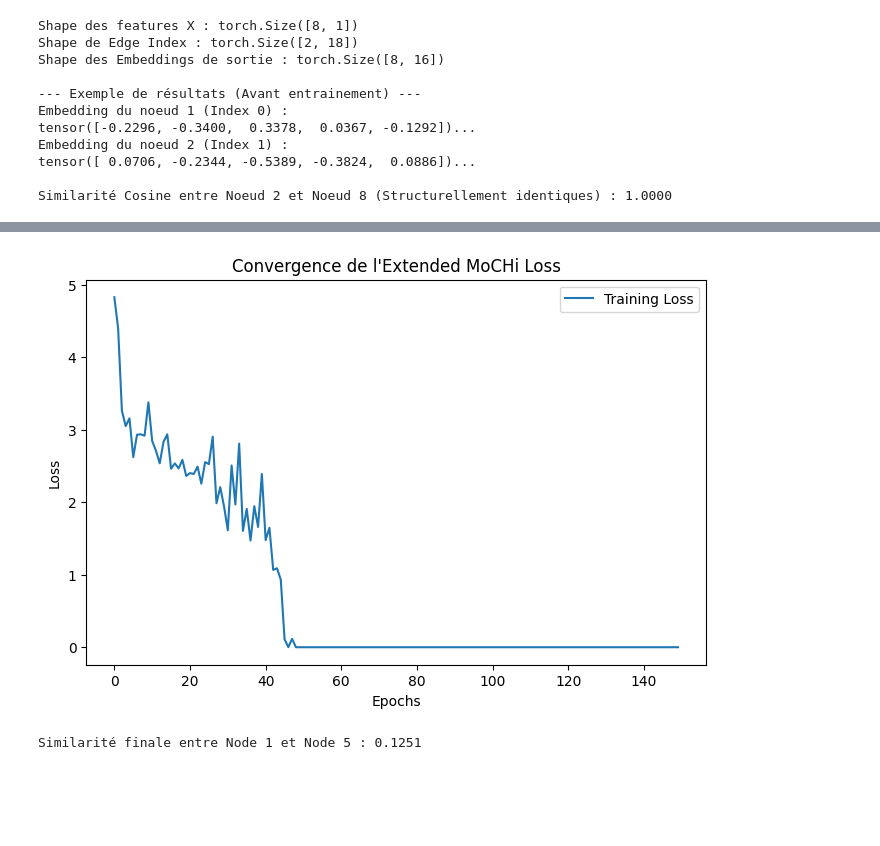
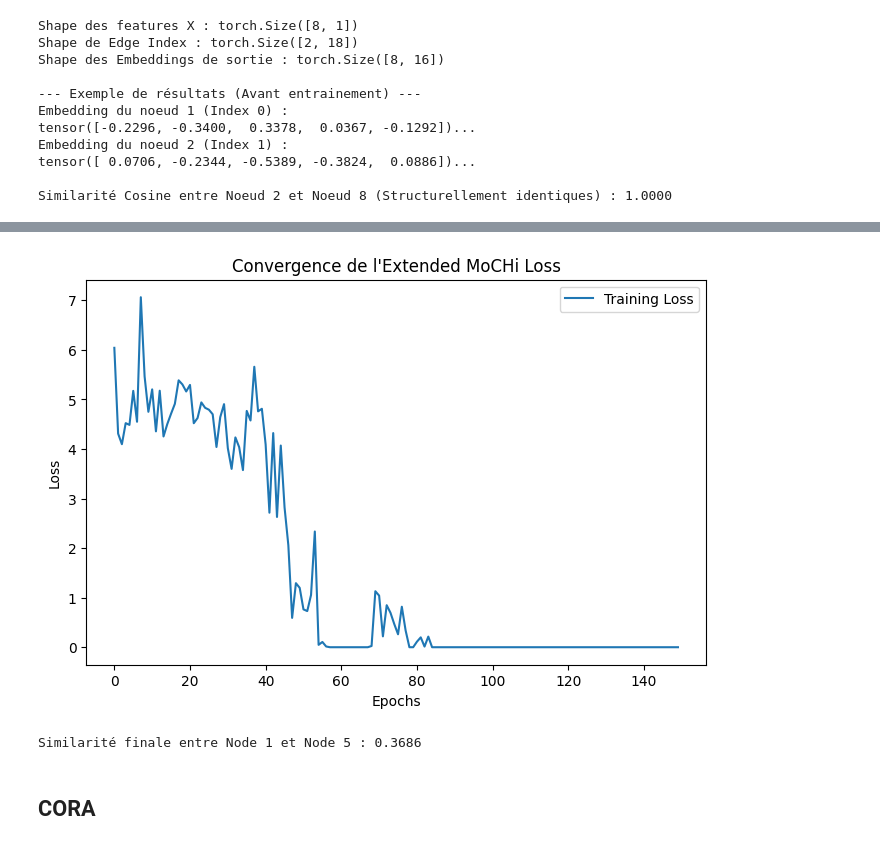
Before and after one commit to ChafikHala/Graph-SSL, a Jupyter notebook: pipeline.ipynb, the cells around one changed output, grey strips where cells are left out. Drawn from its saved outputs; the diff is of its cells as text; code cells hidden in the pictures; blank space fills up the shorter version.

```diff
--- a/pipeline.ipynb
+++ b/pipeline.ipynb
@@ -141,7 +141,7 @@ optimizer = optim.Adam(encoder.parameters(), lr=0.01)
 
 augmentor = GraphAugmentor(edge_drop_prob=0.2, feature_mask_prob=0.2)
 miner = DualViewMiner(wl_engine, nodes, theta=0.5, delta=2)
-criterion = ExtendedMoCHILoss(temperature=0.1, num_negatives=10)
+criterion = ExtendedMoCHILoss(temperature=0.1, num_negatives=128)
 
 # ==========================================
 # 3. TRAINING LOOP
@@ -245,10 +245,12 @@ Epoch 70/150 | Loss: 0.0000
 Epoch 80/150 | Loss: 0.0000
 Epoch 90/150 | Loss: 0.0000
 Epoch 100/150 | Loss: 0.0000
 Epoch 110/150 | Loss: 0.0000
 Epoch 120/150 | Loss: 0.0000
 Epoch 130/150 | Loss: 0.0000
 Epoch 140/150 | Loss: 0.0000
 Epoch 150/150 | Loss: 0.0000
-[figure, old version]
+[figure, new version]
-Similarité finale entre Node 1 et Node 5 : 0.1251
+Similarité finale entre Node 1 et Node 5 : 0.3686
+# %% [markdown]
+## CORA
```
Also changed, not shown: parts of 2 cells of this notebook, 4 other files.
